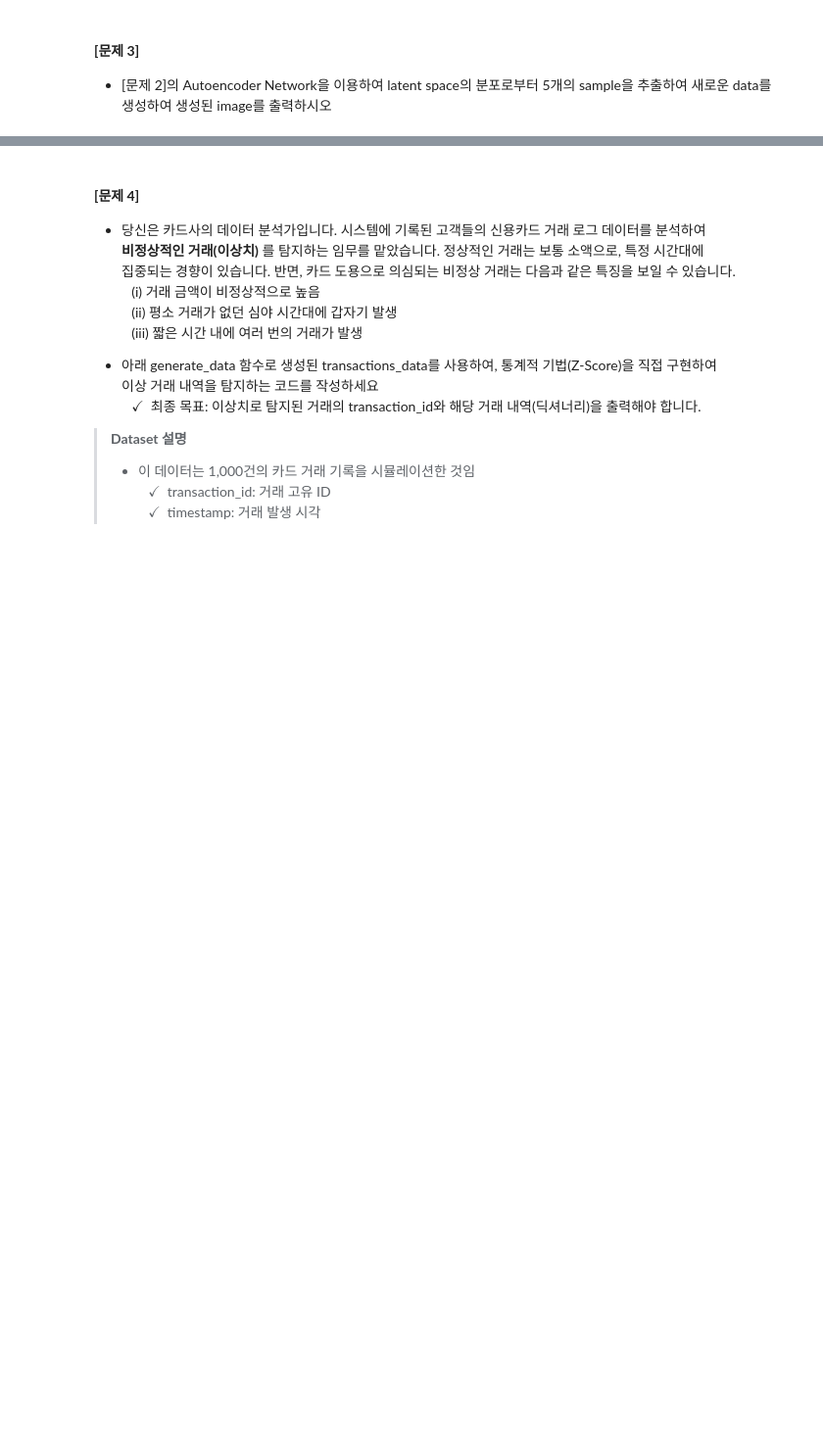
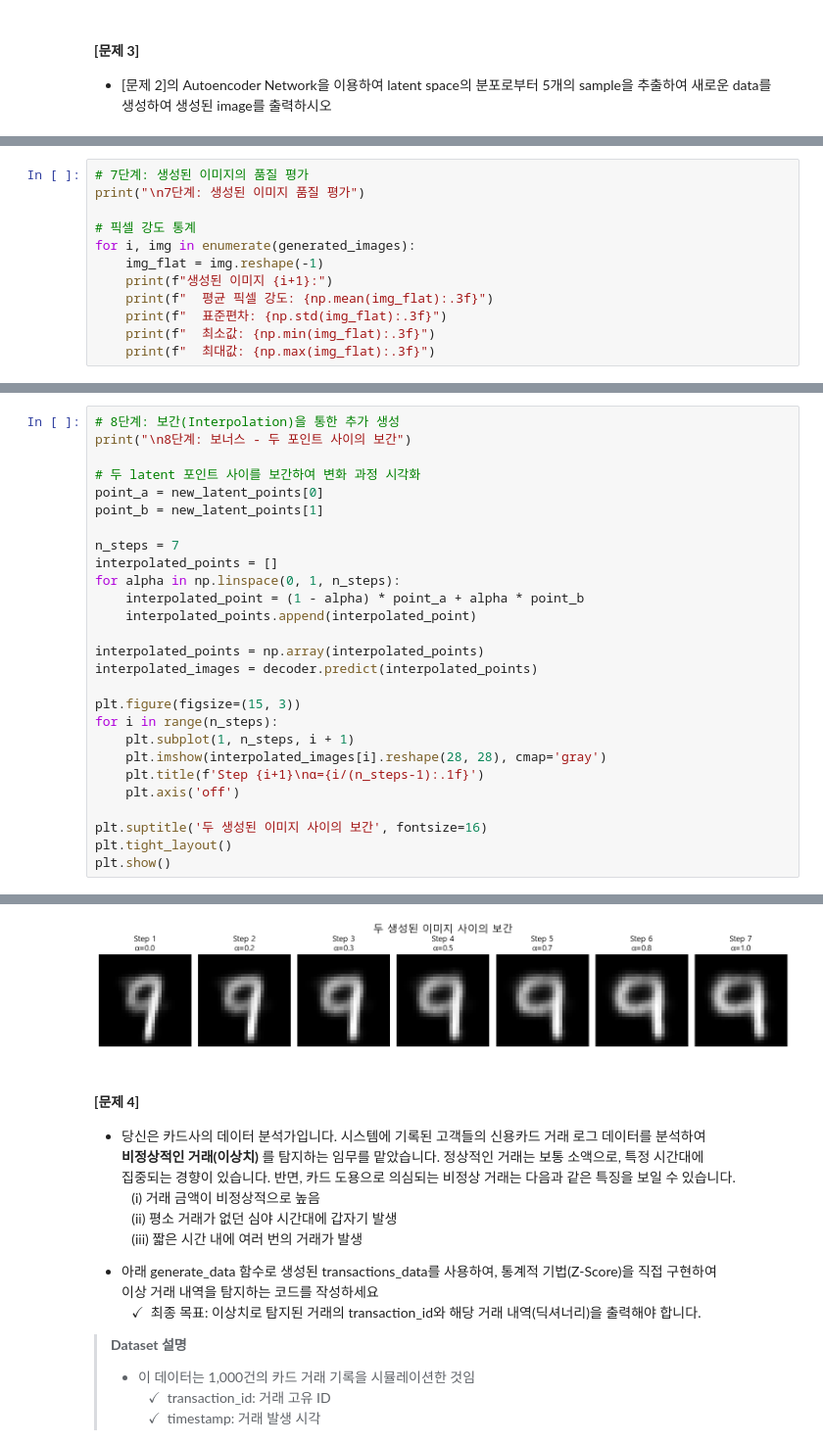
Before and after one commit to brighteen/Deep-Learning, a Jupyter notebook: Unsupervised Learning/기말고사_비지도학습_문제지(20250617).ipynb, the cells around one changed output, grey strips where cells are left out. Shown at 98% size. Saved outputs shown, nothing was run; the diff lists cells and outputs as text; blank space fills up the shorter version.

```diff
--- a/Unsupervised Learning/기말고사_비지도학습_문제지(20250617).ipynb
+++ b/Unsupervised Learning/기말고사_비지도학습_문제지(20250617).ipynb
@@ -538,0 +755,12 @@ print(f"   - 복원 품질 (MSE): {mse_scores[best_idx]:.6f}")
+# %%
+# 7단계: 생성된 이미지의 품질 평가
+print("\n7단계: 생성된 이미지 품질 평가")
+
+# 픽셀 강도 통계
+for i, img in enumerate(generated_images):
+    img_flat = img.reshape(-1)
+    print(f"생성된 이미지 {i+1}:")
+    print(f"  평균 픽셀 강도: {np.mean(img_flat):.3f}")
+    print(f"  표준편차: {np.std(img_flat):.3f}")
+    print(f"  최소값: {np.min(img_flat):.3f}")
+    print(f"  최대값: {np.max(img_flat):.3f}")
@@ -538,0 +785,28 @@ print(f"   - 복원 품질 (MSE): {mse_scores[best_idx]:.6f}")
+# %%
+# 8단계: 보간(Interpolation)을 통한 추가 생성
+print("\n8단계: 보너스 - 두 포인트 사이의 보간")
+
+# 두 latent 포인트 사이를 보간하여 변화 과정 시각화
+point_a = new_latent_points[0]
+point_b = new_latent_points[1]
+
+n_steps = 7
+interpolated_points = []
+for alpha in np.linspace(0, 1, n_steps):
+    interpolated_point = (1 - alpha) * point_a + alpha * point_b
+    interpolated_points.append(interpolated_point)
+
+interpolated_points = np.array(interpolated_points)
+interpolated_images = decoder.predict(interpolated_points)
+
+plt.figure(figsize=(15, 3))
+for i in range(n_steps):
+    plt.subplot(1, n_steps, i + 1)
+    plt.imshow(interpolated_images[i].reshape(28, 28), cmap='gray')
+    plt.title(f'Step {i+1}\nα={i/(n_steps-1):.1f}')
+    plt.axis('off')
+
+plt.suptitle('두 생성된 이미지 사이의 보간', fontsize=16)
+plt.tight_layout()
+plt.show()
+# %% [output]
@@ -539,3 +815,4 @@ print(f"   - 복원 품질 (MSE): {mse_scores[best_idx]:.6f}")
+[figure, added]
 # %% [markdown]
 #### **[문제 4]**
 
```
Also changed, not shown: parts of 9 cells of this notebook.
